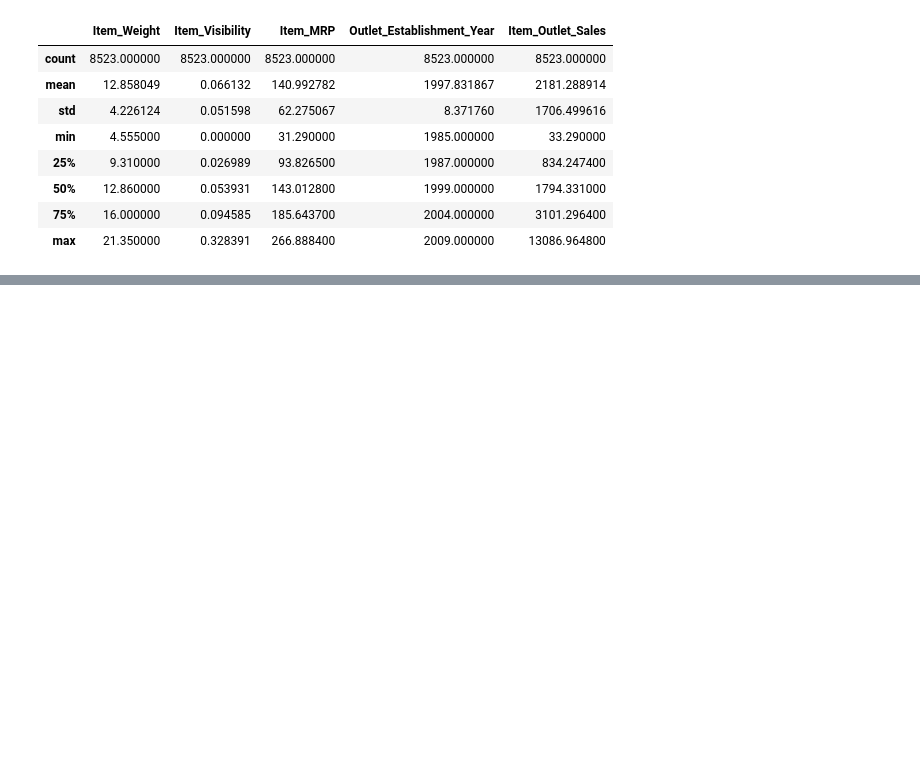
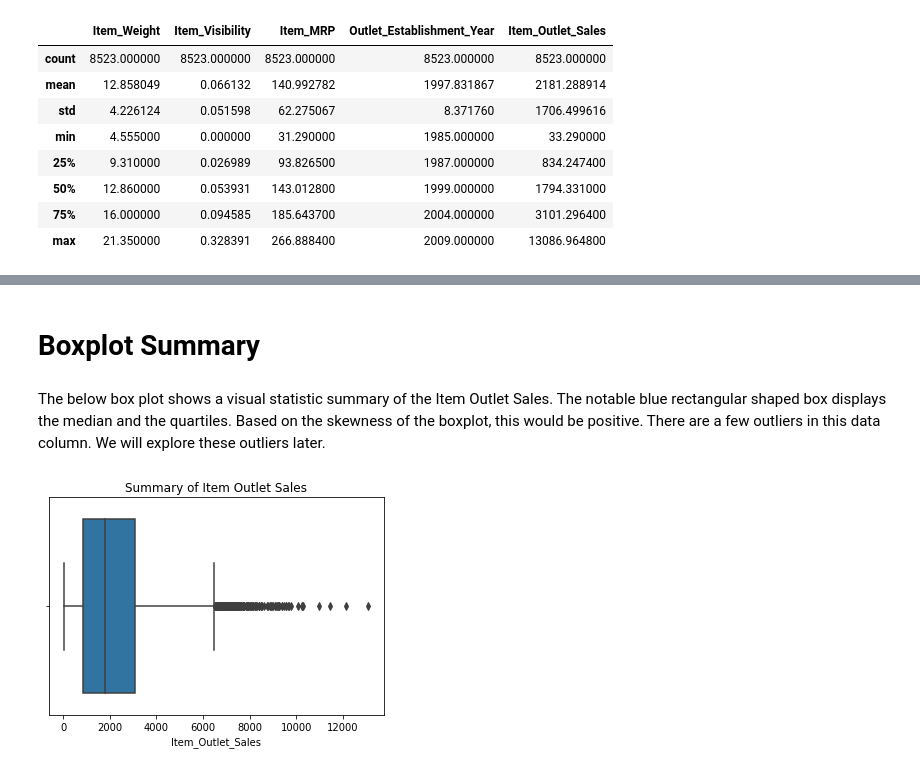
Before and after one commit to rimchristian/sales-prediction, a Jupyter notebook: Sales_Prediction.ipynb, the cells around one changed output, grey strips where cells are left out. Saved outputs shown, nothing was run; the diff lists cells and outputs as text; code cells hidden in the pictures; blank space fills up the shorter version.

```diff
--- a/Sales_Prediction.ipynb
+++ b/Sales_Prediction.ipynb
@@ -148,0 +289,9 @@ df.describe()
+# %% [markdown]
+# **Boxplot Summary**
+# %% [markdown]
+The below box plot shows a visual statistic summary of the Item Outlet Sales. The notable blue rectangular shaped box displays the median and the quartiles. Based on the skewness of the boxplot, this would be positive. There are a few outliers in this data column. We will explore these outliers later.
+# %%
+# using seaborn to create a visual summary of the Item Outlet Sales variable
+sns.boxplot(data=df, x='Item_Outlet_Sales').set(title='Summary of Item Outlet Sales');
+# %% [output]
+[figure, added]
```
Also changed, not shown: parts of 20 cells of this notebook.
